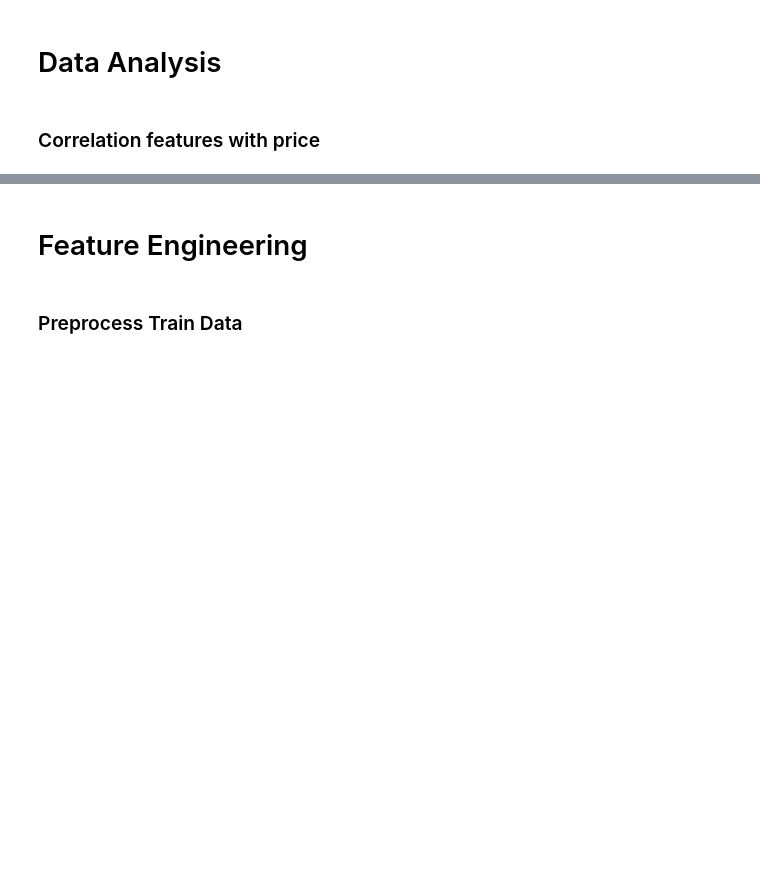
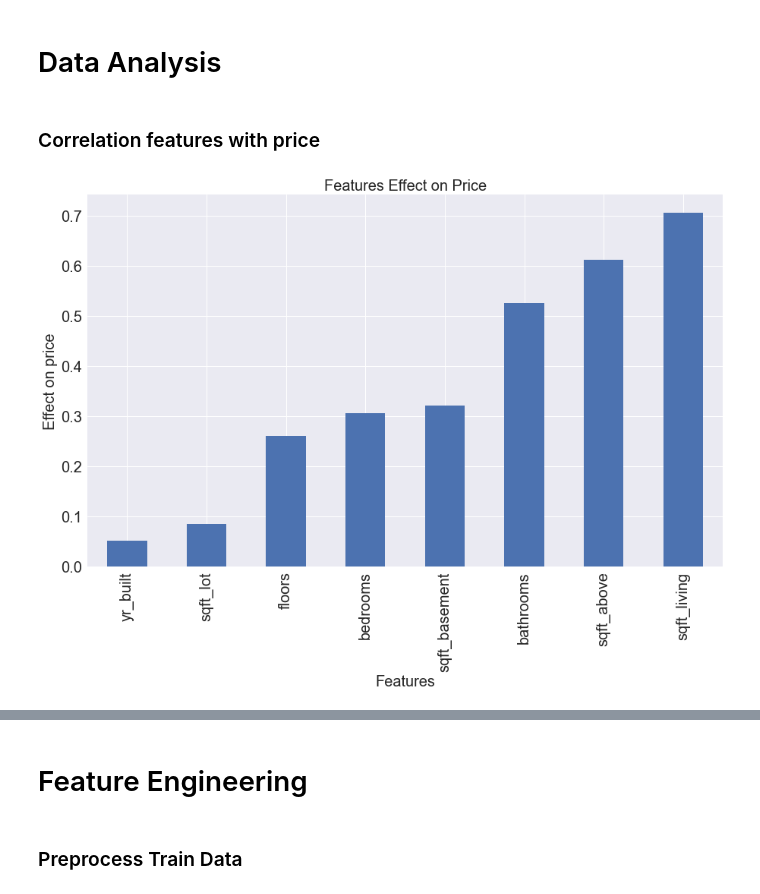
Before and after one commit to MadScientistYeon/phase2_project, a Jupyter notebook: student.ipynb, the cells around one changed output, grey strips where cells are left out. Cells and saved outputs as stored; diff of their text form; code cells hidden in the pictures; blank space fills up the shorter version.

```diff
--- a/student.ipynb
+++ b/student.ipynb
@@ -148 +149,11 @@ import matplotlib.pyplot as plt
+# %%
+# plot continuous variables with price
+corr_df = abs(cleaned_df.corr().iloc[2:10])['price'].sort_values()
+corr_df.plot.bar(figsize=(15,9), fontsize=20)
+plt.title('Features Effect on Price', fontsize=20)
+plt.xlabel('Features', fontsize=20)
+plt.ylabel('Effect on price', fontsize=20)
+plt.show()
+# %% [output]
+[figure, added]
 # %%
```
Also changed, not shown: parts of 23 cells of this notebook, 10 other files.
